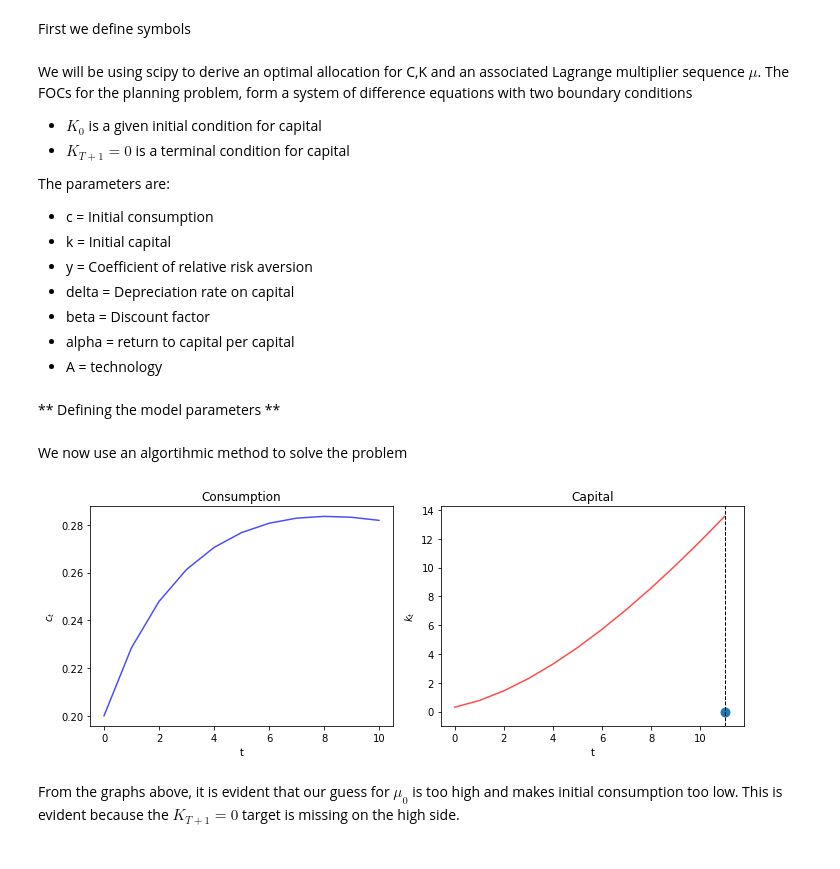
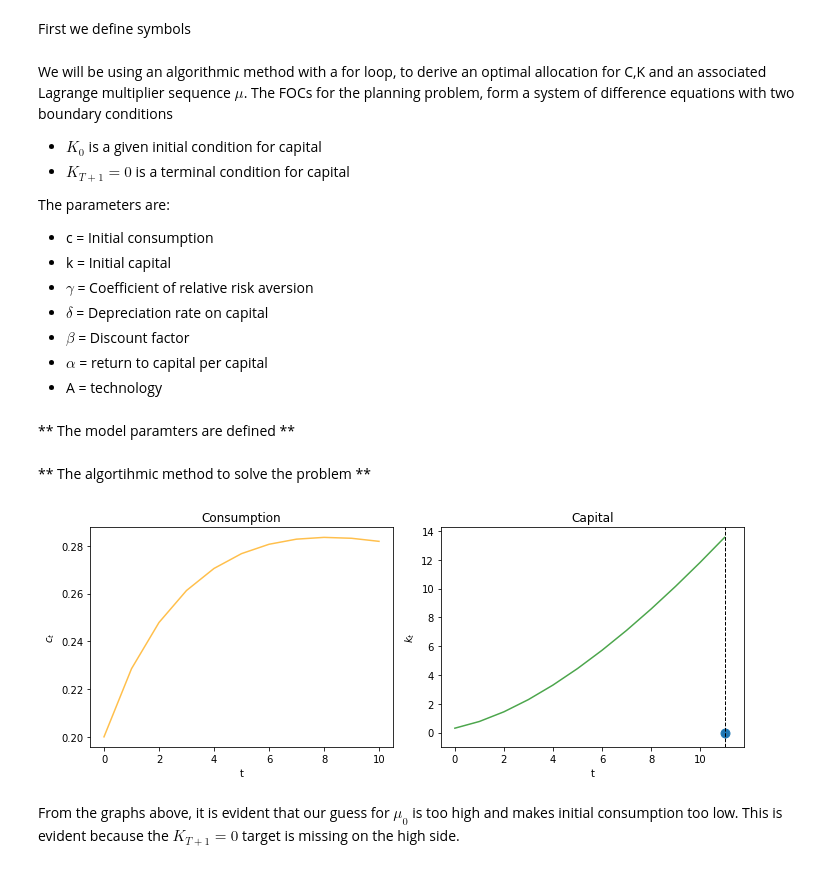
Before and after one commit to NumEconCopenhagen/projects-2020-group1, a Jupyter notebook: modelproject/modelproject.ipynb, the cells around one changed output. Saved outputs shown, nothing was run; the diff lists cells and outputs as text; code cells hidden in the pictures.

```diff
--- a/modelproject/modelproject.ipynb
+++ b/modelproject/modelproject.ipynb
@@ -193,7 +190,7 @@ def f_prime(A, k, alpha):
 def f_prime_inverse(A, k, alpha):
     return (k/(A*alpha))**(1/(alpha-1))
 # %% [markdown]
-We will be using scipy to derive an optimal allocation for C,K and an associated Lagrange multiplier sequence $\mu$. The FOCs for the planning problem, form a system of difference equations with two boundary conditions
+We will be using an algorithmic method with a for loop, to derive an optimal allocation for C,K and an associated Lagrange multiplier sequence $\mu$. The FOCs for the planning problem, form a system of difference equations with two boundary conditions
 
 * $K_0$ is a given initial condition for capital
 * $K_{T+1}=0$ is a terminal condition for capital
@@ -201,11 +198,11 @@ We will be using scipy to derive an optimal allocation for C,K and an associated
 The parameters are:
 * c = Initial consumption
 * k = Initial capital
-* y = Coefficient of relative risk aversion
-* delta = Depreciation rate on capital
-* beta = Discount factor
-* alpha = return to capital per capital
+* $\gamma$ = Coefficient of relative risk aversion
+* $\delta$ = Depreciation rate on capital
+* $\beta$ = Discount factor
+* $\alpha$ = return to capital per capital
 * A = technology
-# %% [markdown]
-** Defining the model parameters **
+# %% [markdown]
+** The model paramters are defined **
 # %%
@@ -216,51 +212,47 @@ beta=0.95
 alpha=0.33
 A=1
 # %% [markdown]
-We now use an algortihmic method to solve the problem
+** The algortihmic method to solve the problem **
 # %%
-# Initial guesses
 T=10
 c=np.zeros(T+1) #T periods of consumption initialised to 0
-k=np.zeros(T+2) #T periods of capital initialised to 0(T+2 to include t+1 variable as well)
+k=np.zeros(T+2) #T periods of capital initialised to 0(T+2 to include t+1 variable)
 k[0]=0.3 #Initial k
-c[0]=0.2 #Guess of c_0
+c[0]=0.2 # Initial guess of c_0
 
 def algorithm(c, k, gamma, delta, beta, alpha, A):
     T = len(c)-1
     for t in range(T):
-        k[t+1]=f(A=A, k=k[t], alpha=alpha)+(1-delta)*k[t]-c[t] # Equation 1 with inequality
+        k[t+1]=f(A=A, k=k[t], alpha=alpha)+(1-delta)*k[t]-c[t]
         if k[t+1]<0: #Ensuring nonnegativity
             k[t+1]=0
-# Equation 2: We keep in the general form to who how we would solve if we did not want to do any simplification
         if beta*(f_prime(A=A, k=k[t+1], alpha=alpha)+(1-delta))==np.inf:
-#Only occurs if k[t+1] is 0, in which case we will not produce anything next period, so consumption will have to go to 0
+#Only occurs if k[t+1] is 0, at which point nothing will be produced next period, thus consumption go to 0
             c[t+1]=0
         else: c[t+1]=u_prime_inverse(u_prime(c=c[t], gamma=gamma)/(beta*(f_prime(A=A, k=k[t+1], alpha=alpha)+(1-delta))), gamma=gamma)
 
-
 #Terminal condition calculation
     k[T+1]=f(A=A, k=k[T], alpha=alpha)+(1-delta)*k[T]-c[T]
-
     return c, k
 
 paths = algorithm(c, k, gamma, delta, beta, alpha, A)
 
 fig, axes = plt.subplots(1, 2, figsize=(10, 4))
-colors = ['blue', 'red']
+colors = ['orange', 'green']
 titles = ['Consumption', 'Capital']
 ylabels = ['$c_t$', '$k_t$']
 
 for path, color, title, y, ax in zip(paths, colors, titles, ylabels, axes):
     ax.plot(path, c=color, alpha=0.7)
     ax.set(title=title, ylabel=y, xlabel='t')
 
 ax.scatter(T+1, 0, s=80)
 ax.axvline(T+1, color='k', ls='--', lw=1)
 
 plt.tight_layout()
 plt.show()
 # %% [output]
-[figure, old version]
+[figure, new version]
 # %% [markdown]
 From the graphs above, it is evident that our guess for $\mu_0$ is too high and makes initial consumption too low. This is evident because the $K_{T+1}=0$ target is missing on the high side.
 # %% [markdown]
```
Also changed, not shown: parts of 29 cells of this notebook.
